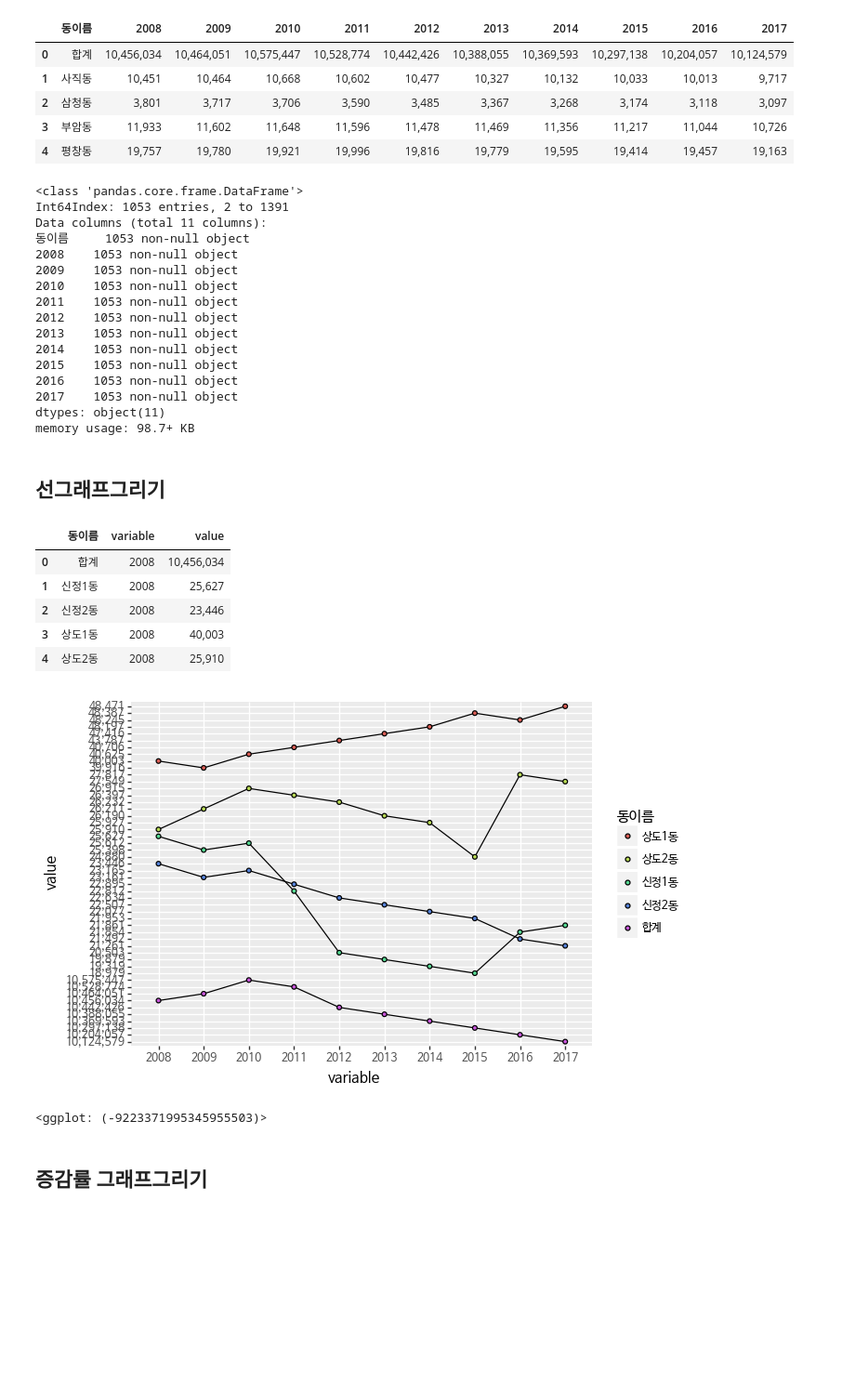
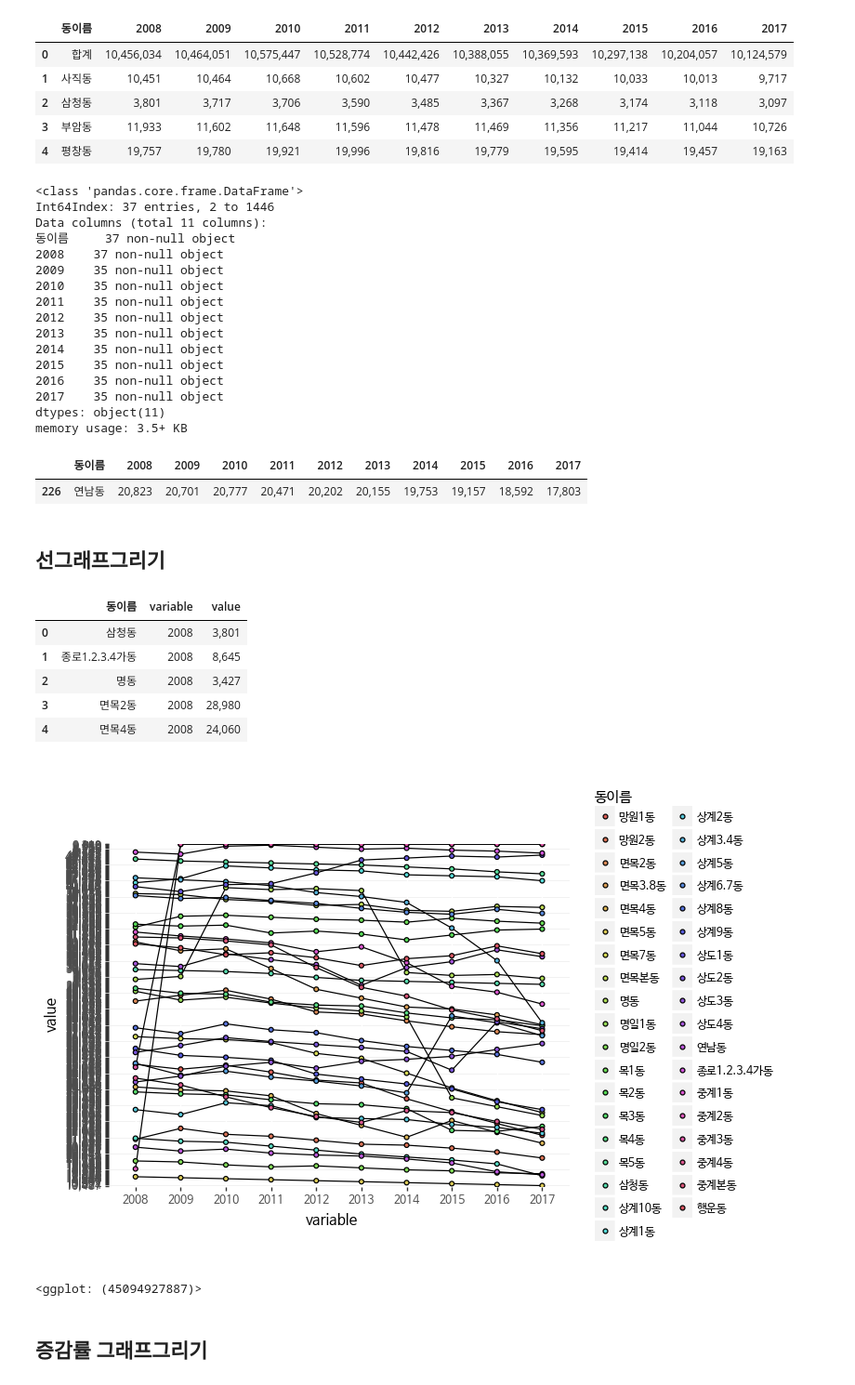
Before and after one commit to dataitgirls2/Next_Hip_Place, a Jupyter notebook: code/seoul_populations/population_visualization.ipynb, the cells around one changed output. Shown at 93% size. Cells and saved outputs as stored; diff of their text form; code cells hidden in the pictures; blank space fills up the shorter version.

```diff
--- a/code/seoul_populations/population_visualization.ipynb
+++ b/code/seoul_populations/population_visualization.ipynb
@@ -47,48 +40,53 @@ df.head()
 | 3 | 부암동 | 11,933 | 11,602 | 11,648 | 11,596 | 11,478 | 11,469 | 11,356 | 11,217 | 11,044 | 10,726 |
 | 4 | 평창동 | 19,757 | 19,780 | 19,921 | 19,996 | 19,816 | 19,779 | 19,595 | 19,414 | 19,457 | 19,163 |
 # %%
-sample = df[df['동이름'].str.contains('연남|익선|성수|봉천|망원|신사|삼청|명동|상도|목동|신정|상계', regex=True)]
+sample = df[df['동이름'].str.contains('연남|종로1.2.3.4가동|성수[12]가제[13]동|행운동|봉천동|망원|삼청|명동|상도|목|신정제|상계|중계|명일', regex=True)]
 sample.info()
 # %% [output]
 <class 'pandas.core.frame.DataFrame'>
-Int64Index: 1053 entries, 2 to 1391
+Int64Index: 37 entries, 2 to 1446
 Data columns (total 11 columns):
-동이름     1053 non-null object
-2008    1053 non-null object
-2009    1053 non-null object
-2010    1053 non-null object
-2011    1053 non-null object
-2012    1053 non-null object
-2013    1053 non-null object
-2014    1053 non-null object
-2015    1053 non-null object
-2016    1053 non-null object
-2017    1053 non-null object
+동이름     37 non-null object
+2008    37 non-null object
+2009    35 non-null object
+2010    35 non-null object
+2011    35 non-null object
+2012    35 non-null object
+2013    35 non-null object
+2014    35 non-null object
+2015    35 non-null object
+2016    35 non-null object
+2017    35 non-null object
 dtypes: object(11)
-memory usage: 98.7+ KB
+memory usage: 3.5+ KB
+# %%
+sample.loc[sample['동이름'] == '연남동']
+# %% [output]
+|  | 동이름 | 2008 | 2009 | 2010 | 2011 | 2012 | 2013 | 2014 | 2015 | 2016 | 2017 |
+| 226 | 연남동 | 20,823 | 20,701 | 20,777 | 20,471 | 20,202 | 20,155 | 19,753 | 19,157 | 18,592 | 17,803 |
 # %% [markdown]
 ## 선그래프그리기
 # %%
-sample2 = df[df['동이름'].str.contains('합계|신정1동|상도1동|상도2동|신정2동',regex = True)]
+# sample2 = df[df['동이름'].str.contains('합계|신정1동|상도s1동|상도2동|신정2동',regex = True)]
 
-sample2 = pd.melt(sample2, id_vars=['동이름'],value_vars=['2008','2009','2010','2011','2012','2013','2014','2015','2016','2017'])
-sample2.head()
+sample = pd.melt(sample, id_vars=['동이름'],value_vars=['2008','2009','2010','2011','2012','2013','2014','2015','2016','2017'])
+sample.head()
 # %% [output]
 |  | 동이름 | variable | value |
-| 0 | 합계 | 2008 | 10,456,034 |
-| 1 | 신정1동 | 2008 | 25,627 |
-| 2 | 신정2동 | 2008 | 23,446 |
-| 3 | 상도1동 | 2008 | 40,003 |
-| 4 | 상도2동 | 2008 | 25,910 |
+| 0 | 삼청동 | 2008 | 3,801 |
+| 1 | 종로1.2.3.4가동 | 2008 | 8,645 |
+| 2 | 명동 | 2008 | 3,427 |
+| 3 | 면목2동 | 2008 | 28,980 |
+| 4 | 면목4동 | 2008 | 24,060 |
 # %%
-(ggplot(sample2, aes(x='variable', y='value',group='동이름' ,fill='동이름'))
+(ggplot(sample, aes(x='variable', y='value',group='동이름' ,fill='동이름'))
  + geom_line()
  + geom_point()
  + theme(text=element_text(family='NanumBarunGothic'))
 )
 # %% [output]
-[figure, old version]
+[figure, new version]
-<ggplot: (-9223371995345955503)>
+<ggplot: (45094927887)>
 # %% [markdown]
 ## 증감률 그래프그리기
 # %%
```
Also changed, not shown: parts of 1 cell of this notebook, 3 other files.
